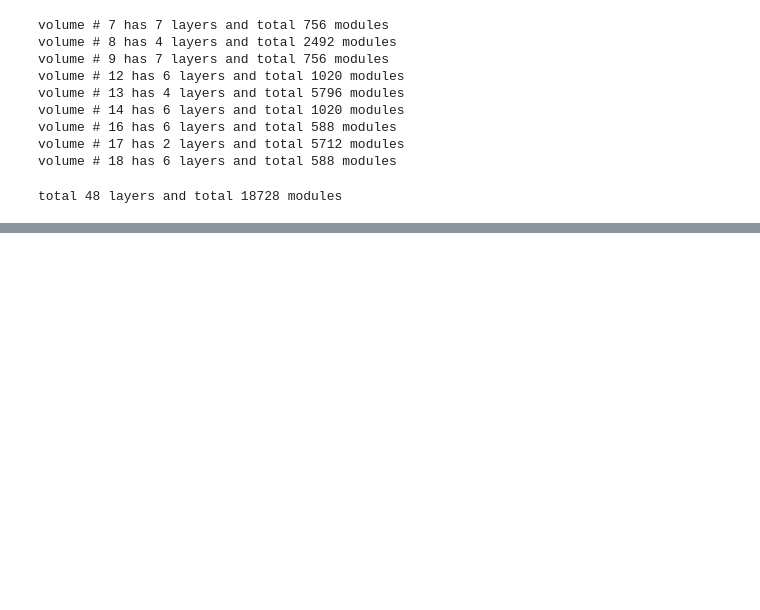
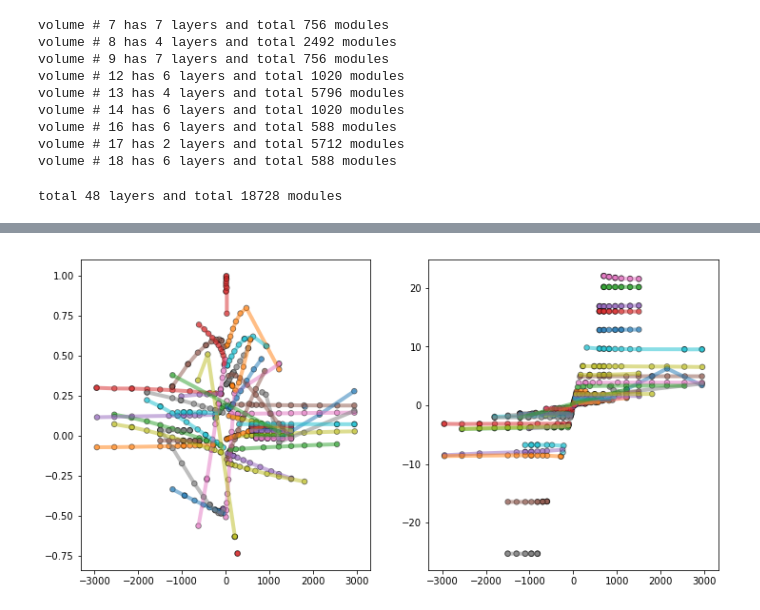
Before and after one commit to xju2/trackingML, a Jupyter notebook: featurs.ipynb, the cells around one changed output, grey strips where cells are left out. Drawn from its saved outputs; the diff is of its cells as text; code cells hidden in the pictures; blank space fills up the shorter version.

```diff
--- a/featurs.ipynb
+++ b/featurs.ipynb
@@ -199,0 +156,16 @@ ValueError: dictionary update sequence element #0 has length 3; 2 is required
+# %%
+numb = 50
+df = hits_truth
+pID_name = 'particle_id'
+fig = plt.figure(figsize=(12, 6))
+ax1 = fig.add_subplot(121)
+ax2 = fig.add_subplot(122)
+for p in pd.Series(np.unique(truth[pID_name])).sample(numb):
+    data = df[df[pID_name] == p][['r2', 'eta', 'phi', 'z', 'absZ', 'x2', 'y2', 'z1']].sort_values(by=['absZ']).values
+    ax1.plot(data[:,3], data[:,5], '-', alpha=0.5, lw=4, label='{}'.format(p))
+    ax1.scatter(data[:,3], data[:,5], marker='o', edgecolor='black', s=np.ones(len(data))*30, alpha=0.5)
+
+    ax2.plot(data[:,3], data[:,7], '-', alpha=0.5, lw=4, label='{}'.format(p))
+    ax2.scatter(data[:,3], data[:,7], marker='o', edgecolor='black', s=np.ones(len(data))*30, alpha=0.5)
+# %% [output]
+[figure, added]
```
Also changed, not shown: parts of 14 cells of this notebook, 2 other files.
